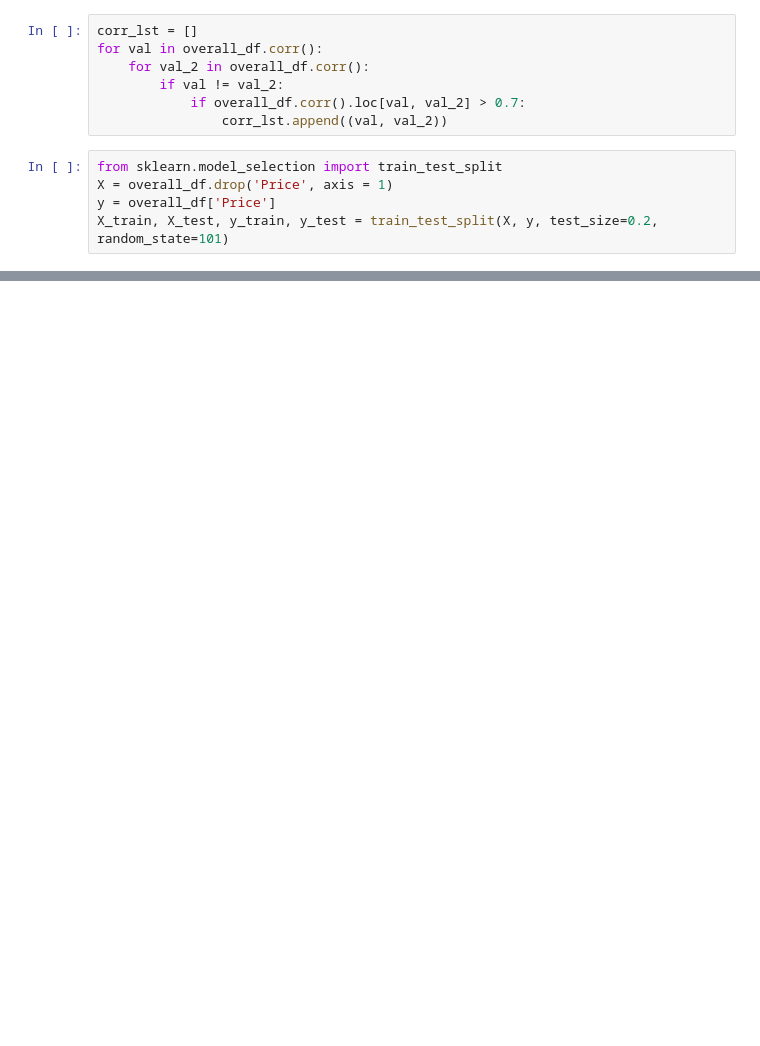
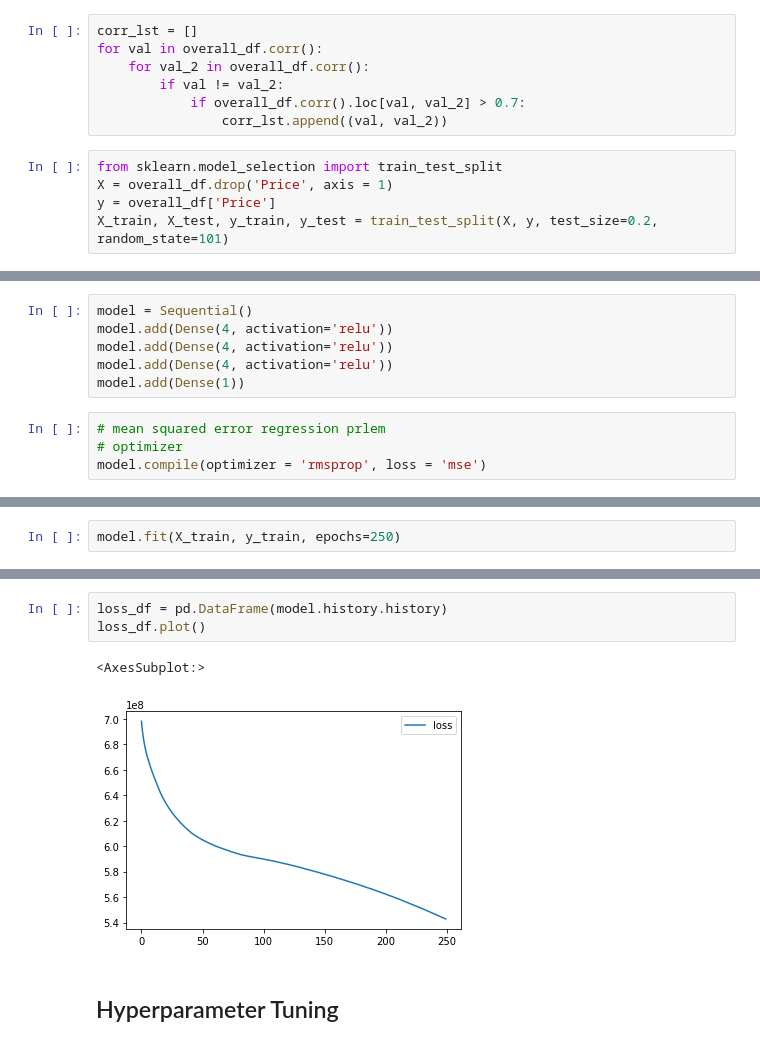
Before and after one commit to ajaythecoder21/CarPricePrediction, a Jupyter notebook: Car_Sagemaker_Model.ipynb, the cells around one changed output, grey strips where cells are left out. Drawn from its saved outputs; the diff is of its cells as text; blank space fills up the shorter version.

```diff
--- a/Car_Sagemaker_Model.ipynb
+++ b/Car_Sagemaker_Model.ipynb
@@ -278,0 +280,10 @@ TypeError: __init__() missing 1 required positional argument: 'entry_point'
+# %%
+model = Sequential()
+model.add(Dense(4, activation='relu'))
+model.add(Dense(4, activation='relu'))
+model.add(Dense(4, activation='relu'))
+model.add(Dense(1))
+# %%
+# mean squared error regression prlem
+# optimizer
+model.compile(optimizer = 'rmsprop', loss = 'mse')
@@ -278,0 +314,2 @@ TypeError: __init__() missing 1 required positional argument: 'entry_point'
+# %%
+model.fit(X_train, y_train, epochs=250)
@@ -278,0 +335,8 @@ TypeError: __init__() missing 1 required positional argument: 'entry_point'
+# %%
+loss_df = pd.DataFrame(model.history.history)
+loss_df.plot()
+# %% [output]
+<AxesSubplot:>
+[figure, added]
+# %% [markdown]
+## Hyperparameter Tuning
```
Also changed, not shown: parts of 23 cells of this notebook.
